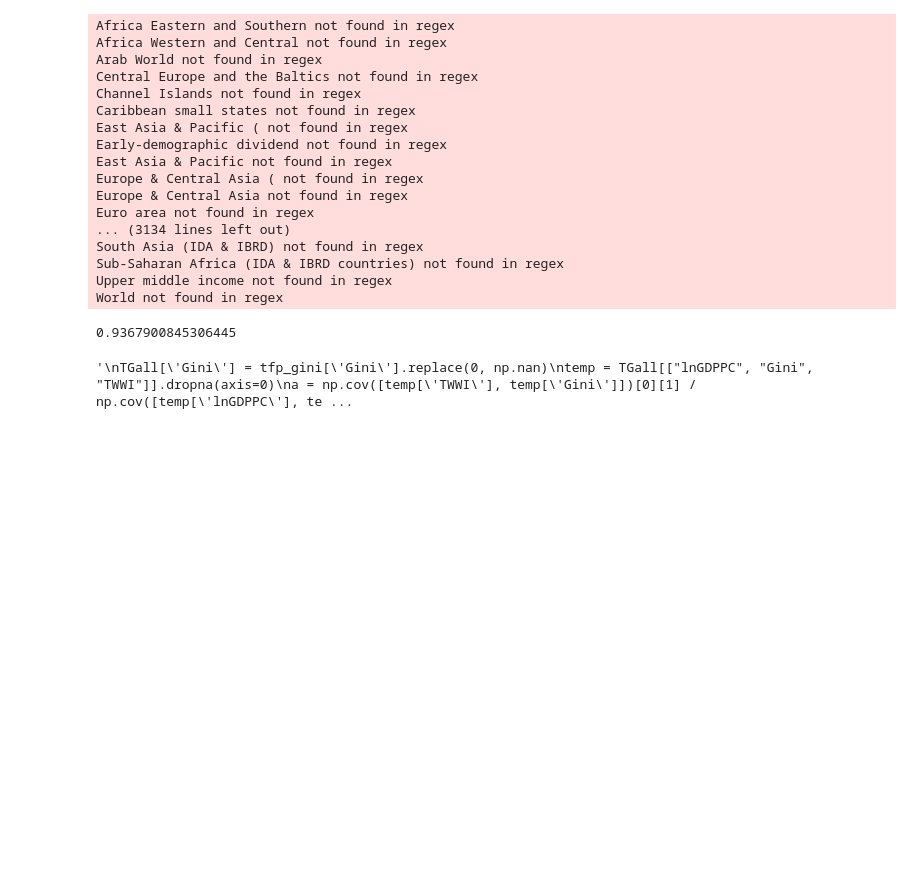
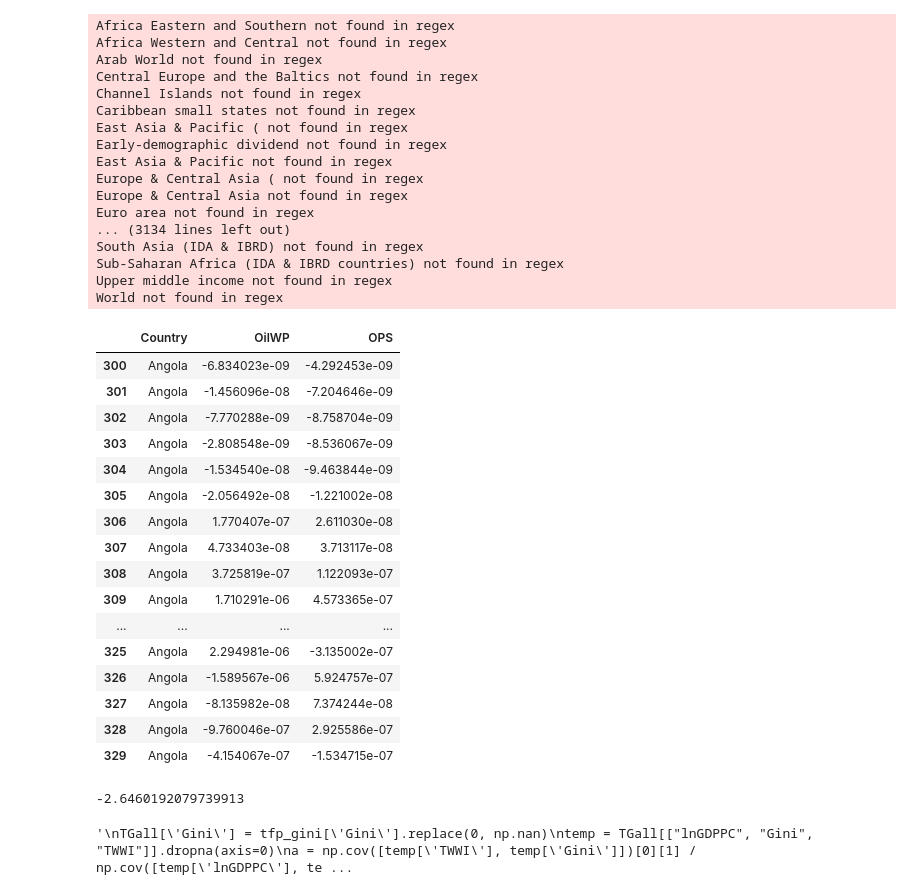
Before and after one commit to JTayMilli/GonGrowth, a Jupyter notebook: Data Processing.ipynb, the cells around one changed output. Drawn from its saved outputs; the diff is of its cells as text; code cells hidden in the pictures; blank space fills up the shorter version.

```diff
--- a/Data Processing.ipynb
+++ b/Data Processing.ipynb
@@ -430,29 +420,55 @@ OPS = ( TGall[["Year", 'Country', 'OilWP']].groupby('Country')[["Year",'OilWP']]
 OPS = OPS[OPS.Country != 'not found']
 OPS
 TGall = TGall.merge(OPS, on= ['Year','Country'], how = "left")
+# %%
+TGall[['Country','OilWP', 'OPS']][300:330]
+# %% [output]
+|  | Country | OilWP | OPS |
+| 300 | Angola | -6.834023e-09 | -4.292453e-09 |
+| 301 | Angola | -1.456096e-08 | -7.204646e-09 |
+| 302 | Angola | -7.770288e-09 | -8.758704e-09 |
+| 303 | Angola | -2.808548e-09 | -8.536067e-09 |
+| 304 | Angola | -1.534540e-08 | -9.463844e-09 |
+| 305 | Angola | -2.056492e-08 | -1.221002e-08 |
+| 306 | Angola | 1.770407e-07 | 2.611030e-08 |
+| 307 | Angola | 4.733403e-08 | 3.713117e-08 |
+| 308 | Angola | 3.725819e-07 | 1.122093e-07 |
+| 309 | Angola | 1.710291e-06 | 4.573365e-07 |
+| ... | ... | ... | ... |
+| 325 | Angola | 2.294981e-06 | -3.135002e-07 |
+| 326 | Angola | -1.589567e-06 | 5.924757e-07 |
+| 327 | Angola | -8.135982e-08 | 7.374244e-08 |
+| 328 | Angola | -9.760046e-07 | 2.925586e-07 |
+| 329 | Angola | -4.154067e-07 | -1.534715e-07 |
 # %%
 ## IV
 TGall = TGall[TGall.Year >= 1960] # remove years before 1960
 TGall['Gini'] = TGall['Gini'].replace(0, np.nan)
+X = TGall[["TWWI", "Gini", "OilWP", "lnGDPPC"]].replace(0, np.nan).dropna(axis=0)
+X = X[(np.abs(stats.zscore(X.drop(columns = ["Year", "Country"]))) < 3).all(axis=1)]
 X['B0'] = 1
-X = TGall[["TWWI", "Gini", "OilWP", "lnGDPPC", "B0"]].dropna(axis=0)
 model = linear_model.LinearRegression()
-reg = model.fit(X[['TWWI', 'OilWP', 'lnGDPPC']], X['Gini'])
+reg = model.fit(X[['TWWI', 'OilWP', 'lnGDPPC', 'B0']], X['Gini'])
 print(model.coef_[2])
 ## the beta on gdppc is 100 times higher with the other variables included
 
 #TGall['predIVGini'] = reg.predict(TGall['lnGDPPC'].values.reshape(-1, 1))
 TGall['IVGini'] = TGall['Gini'] - TGall['lnGDPPC'].mul(model.coef_[2])
 #TGall['IVGini'] = TGall['Gini'] - TGall['predIVGini']
+
 TGall['IVGini'] = TGall['IVGini'].replace(0, np.nan)
 TGall['IVGinim5'] = TGall["IVGini"].shift(5)
+
 TGall["IVlnGG"] = TGall["lnGDPPC"].mul(TGall['IVGini'])
 TGall["IVlnGGm5"] = TGall["IVlnGG"].shift(5)
 
 TGall['IVGini2m5'] = TGall['IVGinim5'].mul(TGall['IVGinim5'])
 TGall['IVlnGG2m5'] = TGall['IVGini2m5'].mul(TGall['lnGDPPCm5'])
+
+TGall['IVGini3m5'] = TGall['IVGinim5'].mul(TGall['IVGinim5']).mul(TGall['IVGinim5'])
+TGall['IVlnGG3m5'] = TGall['IVGini2m5'].mul(TGall['lnGDPPCm5']).mul(TGall['IVGinim5'])
 # %% [output]
-0.9367900845306445
+-2.6460192079739913
 # %%
 ### This is just a proof
 """
```
Also changed, not shown: parts of 13 cells of this notebook, 2 other files.
